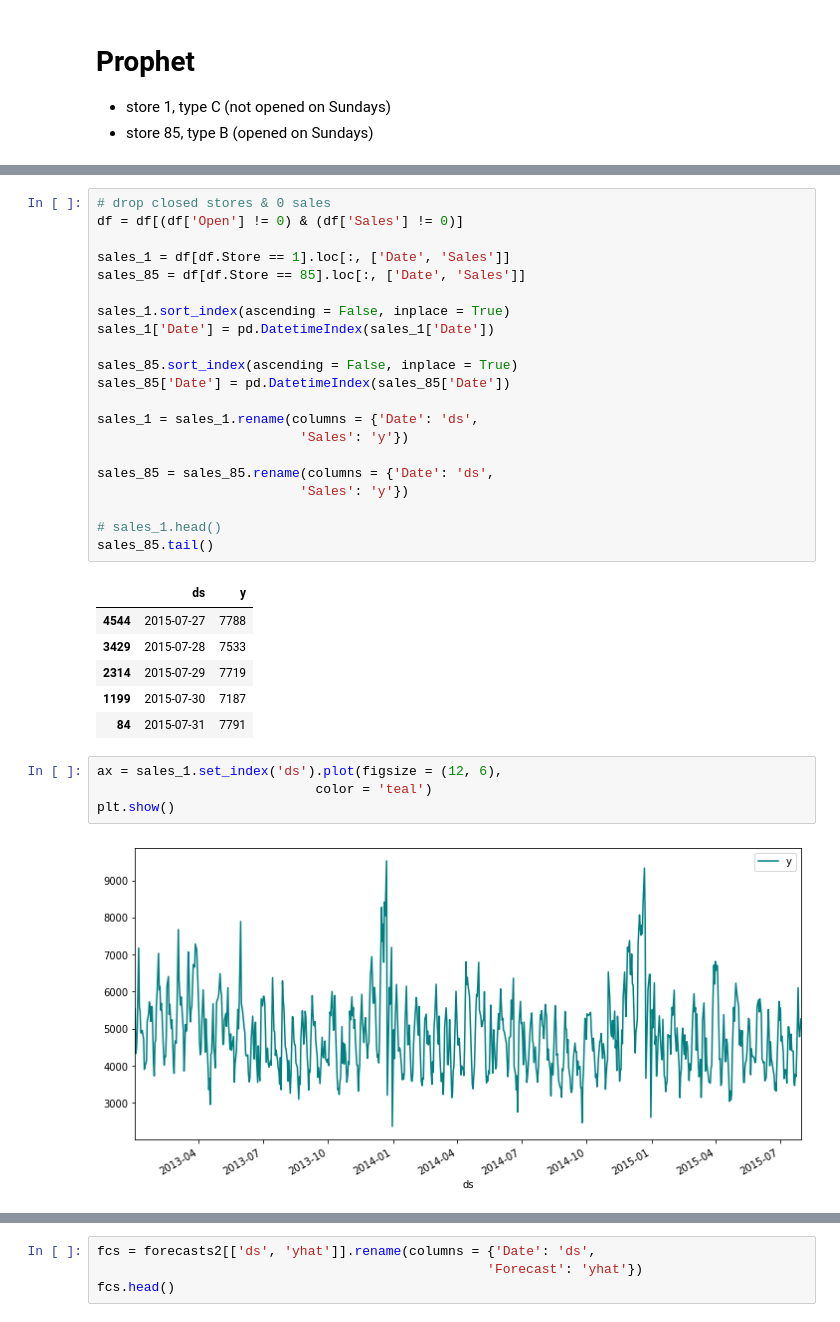
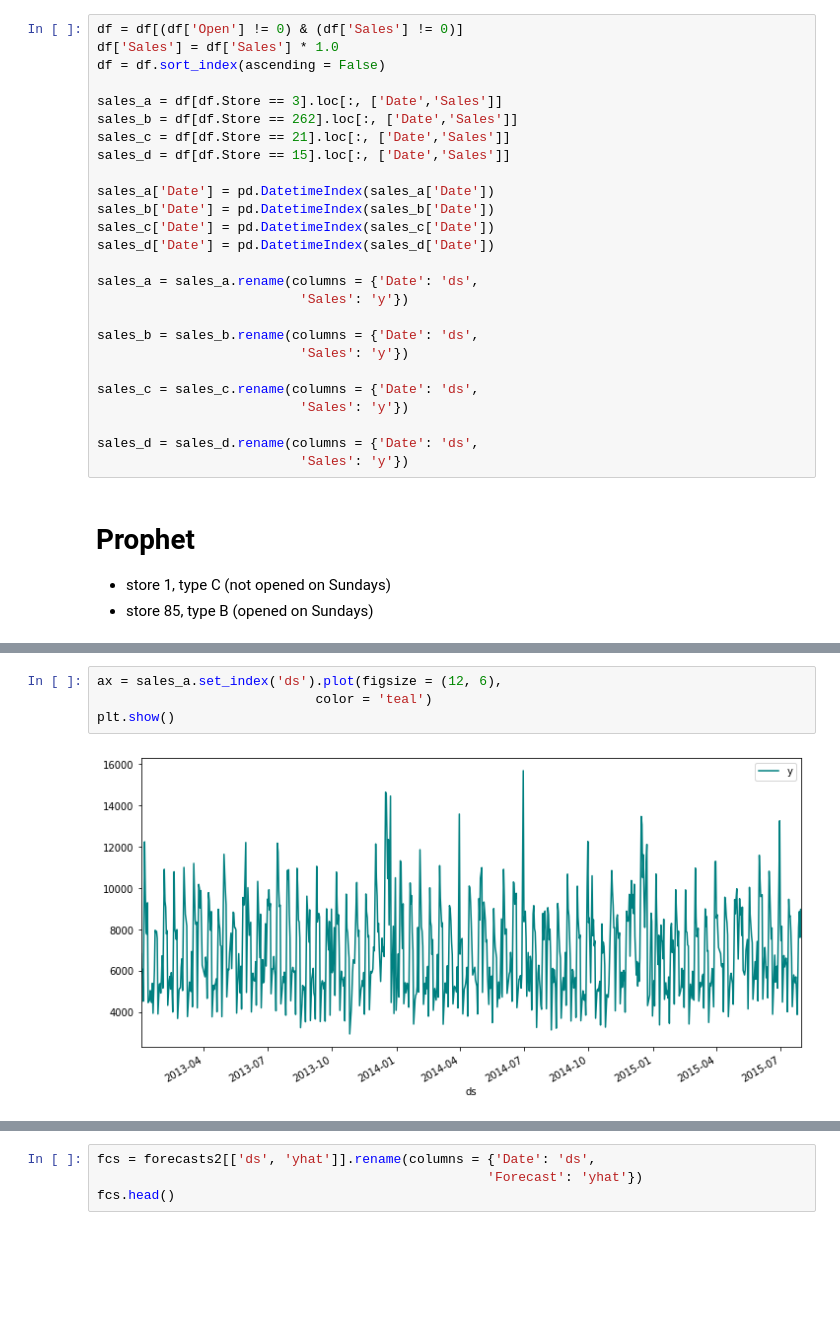
Before and after one commit to ENLK/Data-analysis-in-Python, a Jupyter notebook: TS.ipynb, the cells around one changed output, grey strips where cells are left out. Saved outputs shown, nothing was run; the diff lists cells and outputs as text; blank space fills up the shorter version.

```diff
--- a/TS.ipynb
+++ b/TS.ipynb
@@ -231,3 +22,29 @@ plt.show()
+# %%
+df = df[(df['Open'] != 0) & (df['Sales'] != 0)]
+df['Sales'] = df['Sales'] * 1.0
+df = df.sort_index(ascending = False)
+
+sales_a = df[df.Store == 3].loc[:, ['Date','Sales']]
+sales_b = df[df.Store == 262].loc[:, ['Date','Sales']]
+sales_c = df[df.Store == 21].loc[:, ['Date','Sales']]
+sales_d = df[df.Store == 15].loc[:, ['Date','Sales']]
+
+sales_a['Date'] = pd.DatetimeIndex(sales_a['Date'])
+sales_b['Date'] = pd.DatetimeIndex(sales_b['Date'])
+sales_c['Date'] = pd.DatetimeIndex(sales_c['Date'])
+sales_d['Date'] = pd.DatetimeIndex(sales_d['Date'])
+
+sales_a = sales_a.rename(columns = {'Date': 'ds',
+                          'Sales': 'y'})
+
+sales_b = sales_b.rename(columns = {'Date': 'ds',
+                          'Sales': 'y'})
+
+sales_c = sales_c.rename(columns = {'Date': 'ds',
+                          'Sales': 'y'})
+
+sales_d = sales_d.rename(columns = {'Date': 'ds',
+                          'Sales': 'y'})
 # %% [markdown]
 # Prophet
 
@@ -263,34 +77,6 @@ hols.head()
-# %%
-# drop closed stores & 0 sales
-df = df[(df['Open'] != 0) & (df['Sales'] != 0)]
-
-sales_1 = df[df.Store == 1].loc[:, ['Date', 'Sales']]
-sales_85 = df[df.Store == 85].loc[:, ['Date', 'Sales']]
-
-sales_1.sort_index(ascending = False, inplace = True)
-sales_1['Date'] = pd.DatetimeIndex(sales_1['Date'])
-
-sales_85.sort_index(ascending = False, inplace = True)
-sales_85['Date'] = pd.DatetimeIndex(sales_85['Date'])
-
-sales_1 = sales_1.rename(columns = {'Date': 'ds',
-                          'Sales': 'y'})
-
-sales_85 = sales_85.rename(columns = {'Date': 'ds',
-                          'Sales': 'y'})
-
-# sales_1.head()
-sales_85.tail()
-# %% [output]
-|  | ds | y |
-| 4544 | 2015-07-27 | 7788 |
-| 3429 | 2015-07-28 | 7533 |
-| 2314 | 2015-07-29 | 7719 |
-| 1199 | 2015-07-30 | 7187 |
-| 84 | 2015-07-31 | 7791 |
 # %%
-ax = sales_1.set_index('ds').plot(figsize = (12, 6),
+ax = sales_a.set_index('ds').plot(figsize = (12, 6),
                             color = 'teal')
 plt.show()
 # %% [output]
-[figure, old version]
+[figure, new version]
```
Also changed, not shown: parts of 31 cells of this notebook.
